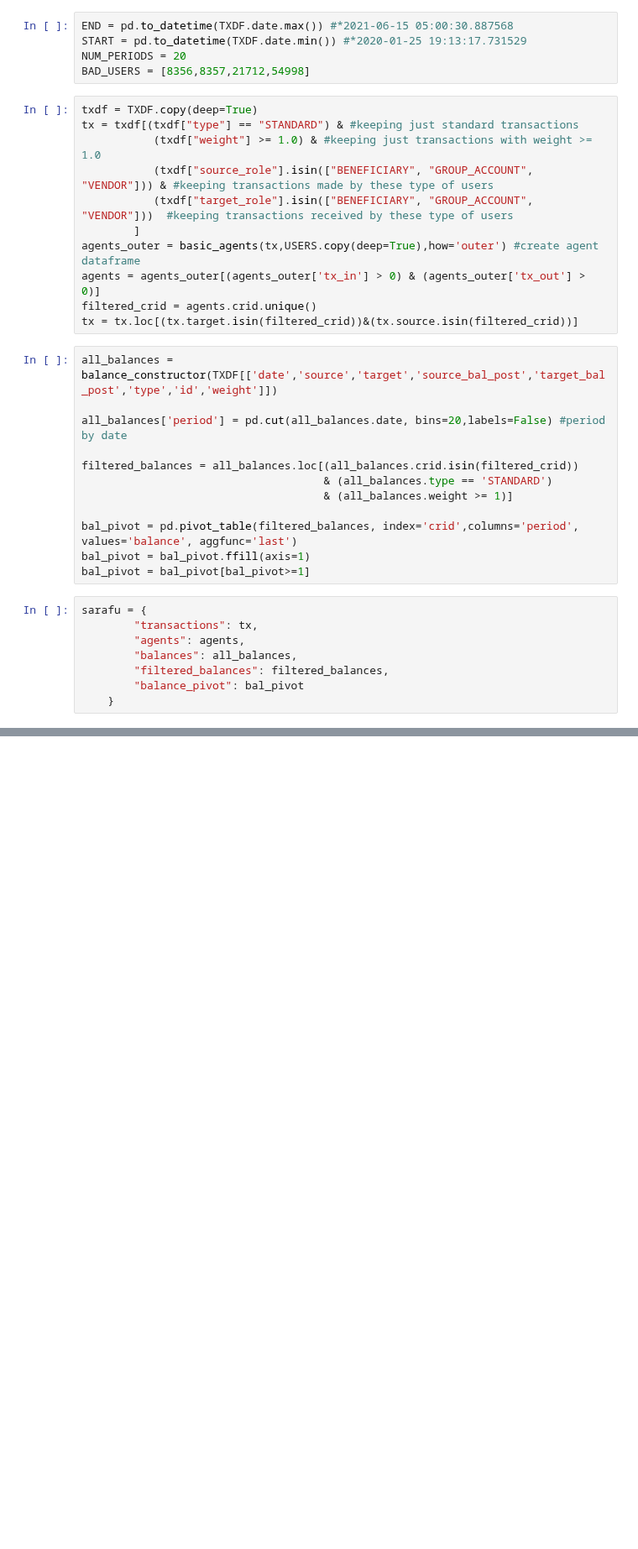
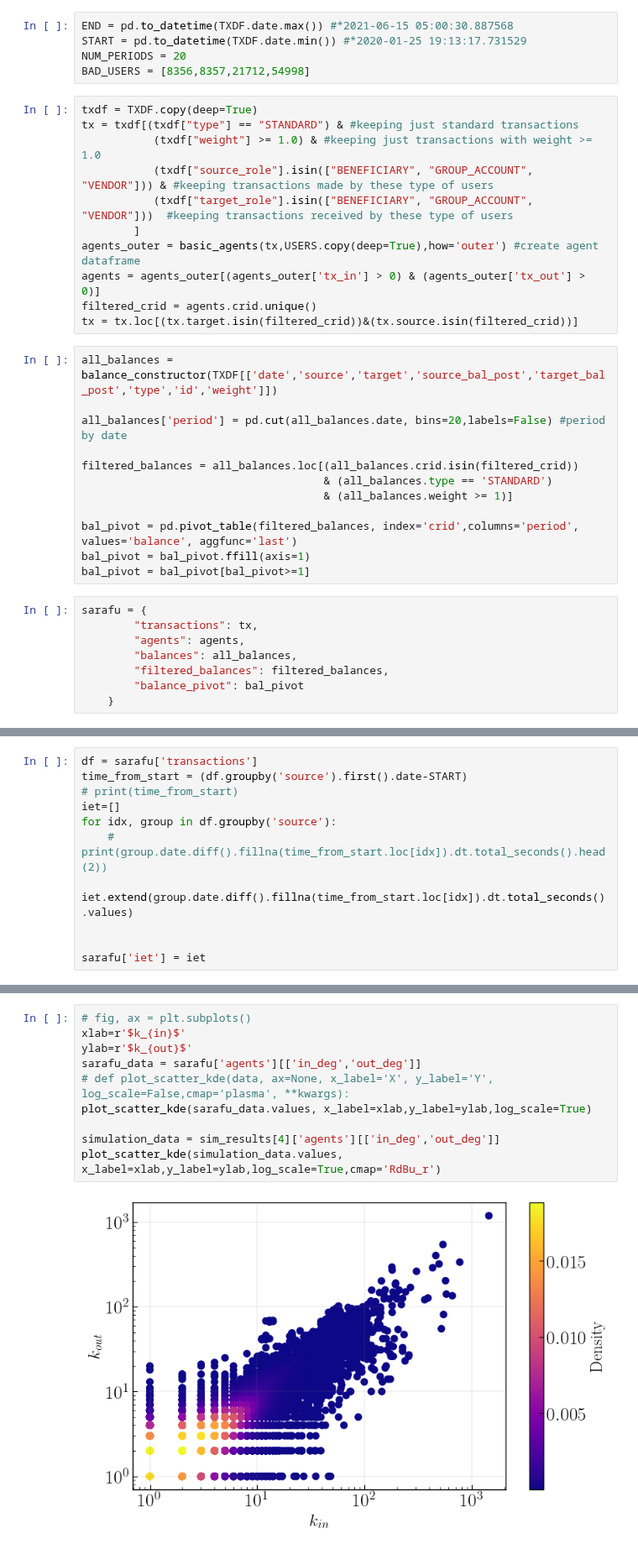
Before and after one commit to claudcelle/adtxns_paper, a Jupyter notebook: simulation_analysis.ipynb, the cells around one changed output, grey strips where cells are left out. Shown at 84% size. Cells and saved outputs as stored; diff of their text form; blank space fills up the shorter version.

```diff
--- a/simulation_analysis.ipynb
+++ b/simulation_analysis.ipynb
@@ -137,0 +299,11 @@ sarafu = {
+# %%
+df = sarafu['transactions']
+time_from_start = (df.groupby('source').first().date-START)
+# print(time_from_start)
+iet=[]
+for idx, group in df.groupby('source'):
+    # print(group.date.diff().fillna(time_from_start.loc[idx]).dt.total_seconds().head(2))
+    iet.extend(group.date.diff().fillna(time_from_start.loc[idx]).dt.total_seconds().values)
+
+
+sarafu['iet'] = iet
@@ -137,0 +437,12 @@ sarafu = {
+# %%
+# fig, ax = plt.subplots()
+xlab=r'$k_{in}$'
+ylab=r'$k_{out}$'
+sarafu_data = sarafu['agents'][['in_deg','out_deg']]
+# def plot_scatter_kde(data, ax=None, x_label='X', y_label='Y', log_scale=False,cmap='plasma', **kwargs):
+plot_scatter_kde(sarafu_data.values, x_label=xlab,y_label=ylab,log_scale=True)
+
+simulation_data = sim_results[4]['agents'][['in_deg','out_deg']]
+plot_scatter_kde(simulation_data.values, x_label=xlab,y_label=ylab,log_scale=True,cmap='RdBu_r')
+# %% [output]
+[figure, added]
```
Also changed, not shown: parts of 25 cells of this notebook, 3 other files.
